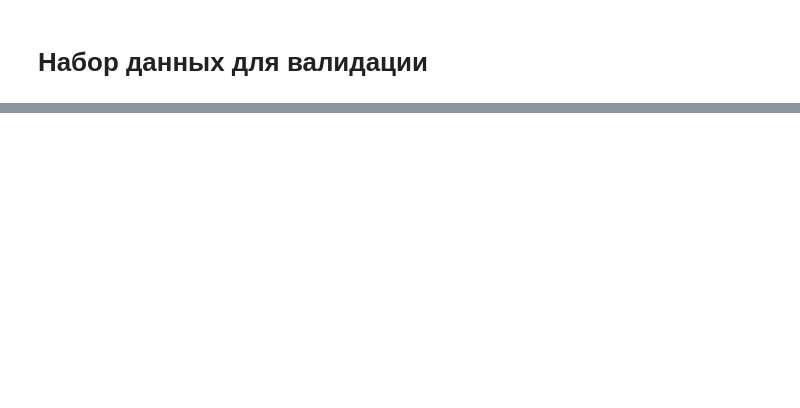
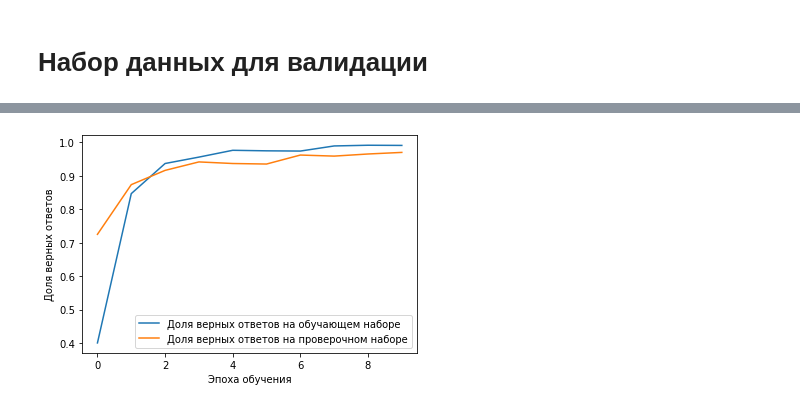
Before and after one commit to OlegMyagkov/GraduationWork, a Jupyter notebook: Classificator.ipynb, the cells around one changed output, grey strips where cells are left out. Cells and saved outputs as stored; diff of their text form; code cells hidden in the pictures; blank space fills up the shorter version.

```diff
--- a/Classificator.ipynb
+++ b/Classificator.ipynb
@@ -178,0 +235,14 @@ model.save("Symbol_Check_model_7.h5")
+# %%
+# Создаем последовательную модель
+model_simple = Sequential()
+# Сверточный слой
+model_simple.add(Conv2D(16, (5, 5), padding='same',
+                 input_shape=(128, 128, 1), activation='relu'))
+# Слой подвыборки
+model_simple.add(MaxPooling2D(pool_size=(2, 2)))
+# Полносвязная часть нейронной сети для классификации
+model_simple.add(Flatten())
+model_simple.add(Dense(256, activation='relu'))
+# Выходной слой, 211 нейрон по количеству классов
+model_simple.add(Dense(211, activation='softmax'))
+model_simple.summary()
@@ -178,0 +270,9 @@ model.save("Symbol_Check_model_7.h5")
+# %%
+model_simple.compile(loss='sparse_categorical_crossentropy',
+              optimizer="adam",
+              metrics=['accuracy'])
+# %%
+history = model_simple.fit(train_dataset,
+                    validation_data=validation_dataset,
+                    epochs=15,
+                    verbose=2)
@@ -178,0 +301,11 @@ model.save("Symbol_Check_model_7.h5")
+# %%
+plt.plot(history.history['accuracy'],
+         label='Доля верных ответов на обучающем наборе')
+plt.plot(history.history['val_accuracy'],
+         label='Доля верных ответов на проверочном наборе')
+plt.xlabel('Эпоха обучения')
+plt.ylabel('Доля верных ответов')
+plt.legend()
+plt.show()
+# %% [output]
+[figure, added]
```
Also changed, not shown: parts of 75 cells of this notebook, 4 other files.
